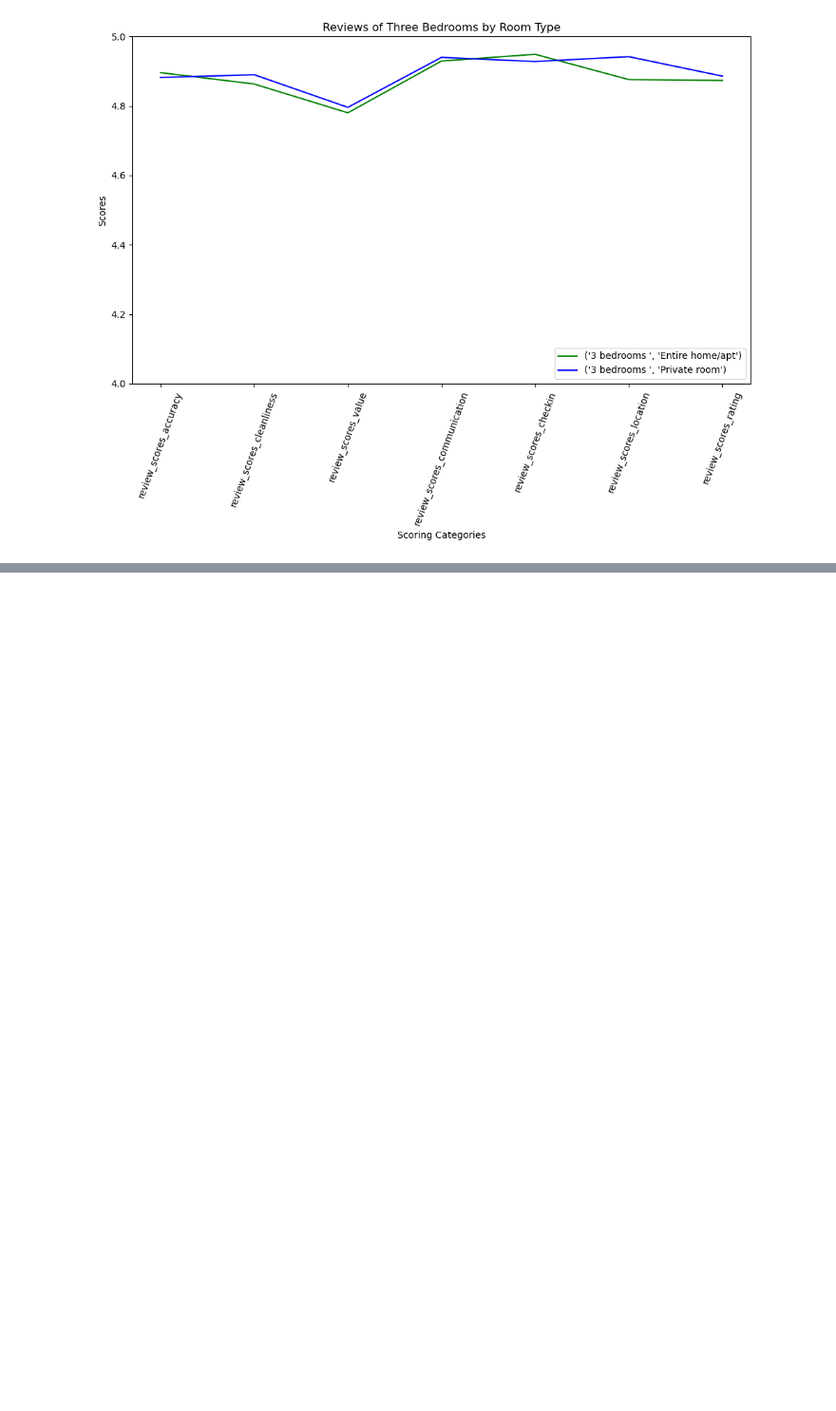
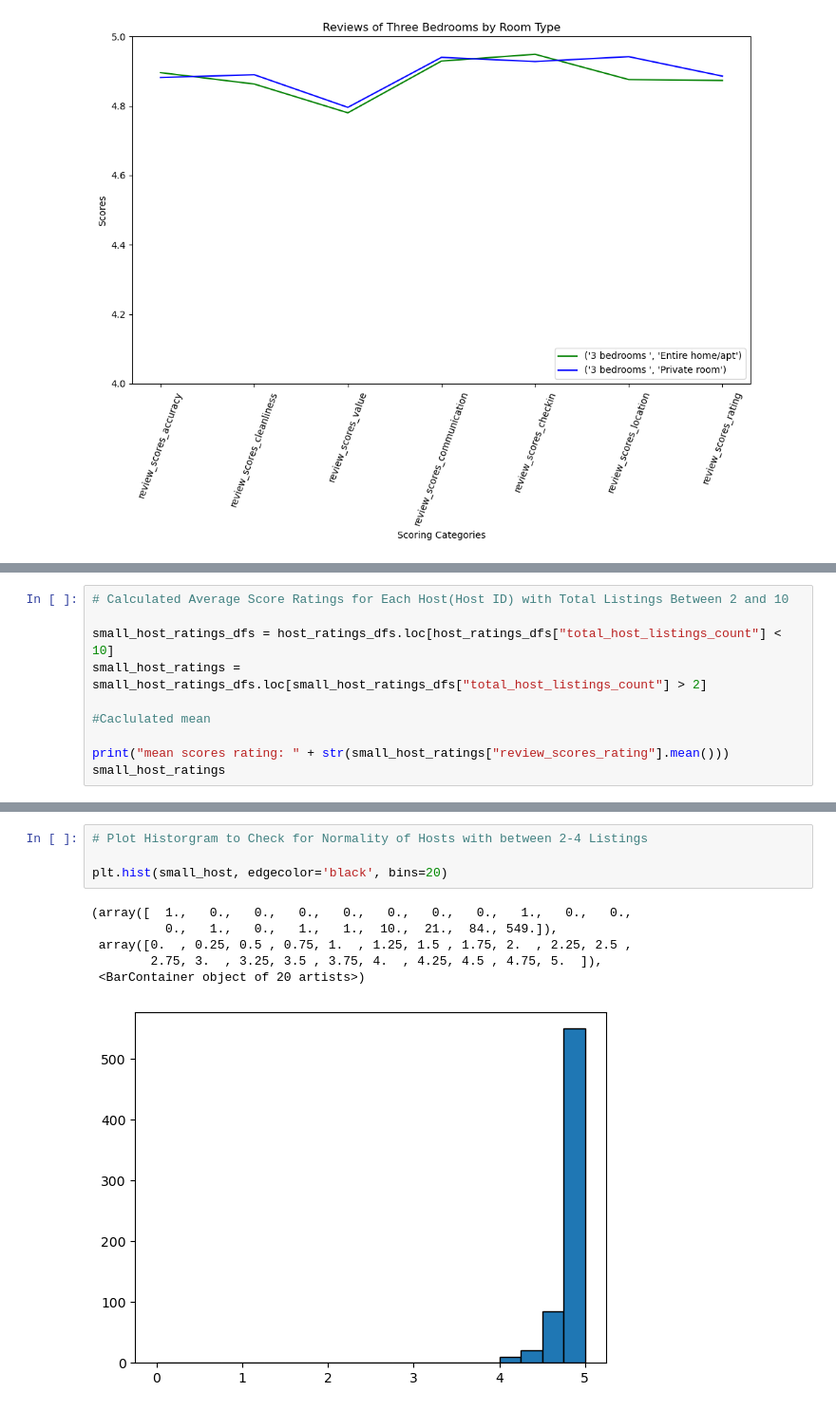
Before and after one commit to twmandel/Data-Project-1, a Jupyter notebook: RI_Analysis.ipynb, the cells around one changed output, grey strips where cells are left out. Shown at 95% size. Cells and saved outputs as stored; diff of their text form; blank space fills up the shorter version.

```diff
--- a/RI_Analysis.ipynb
+++ b/RI_Analysis.ipynb
@@ -489,0 +559,10 @@ plt.show()
+# %%
+# Calculated Average Score Ratings for Each Host(Host ID) with Total Listings Between 2 and 10
+
+small_host_ratings_dfs = host_ratings_dfs.loc[host_ratings_dfs["total_host_listings_count"] < 10]
+small_host_ratings = small_host_ratings_dfs.loc[small_host_ratings_dfs["total_host_listings_count"] > 2]
+
+#Caclulated mean
+
+print("mean scores rating: " + str(small_host_ratings["review_scores_rating"].mean()))
+small_host_ratings
@@ -489,0 +633,11 @@ plt.show()
+# %%
+# Plot Historgram to Check for Normality of Hosts with between 2-4 Listings
+
+plt.hist(small_host, edgecolor='black', bins=20)
+# %% [output]
+(array([  1.,   0.,   0.,   0.,   0.,   0.,   0.,   0.,   1.,   0.,   0.,
+          0.,   1.,   0.,   1.,   1.,  10.,  21.,  84., 549.]),
+ array([0.  , 0.25, 0.5 , 0.75, 1.  , 1.25, 1.5 , 1.75, 2.  , 2.25, 2.5 ,
+        2.75, 3.  , 3.25, 3.5 , 3.75, 4.  , 4.25, 4.5 , 4.75, 5.  ]),
+ <BarContainer object of 20 artists>)
+[figure, added]
```
Also changed, not shown: parts of 17 cells of this notebook, 1 other file.
